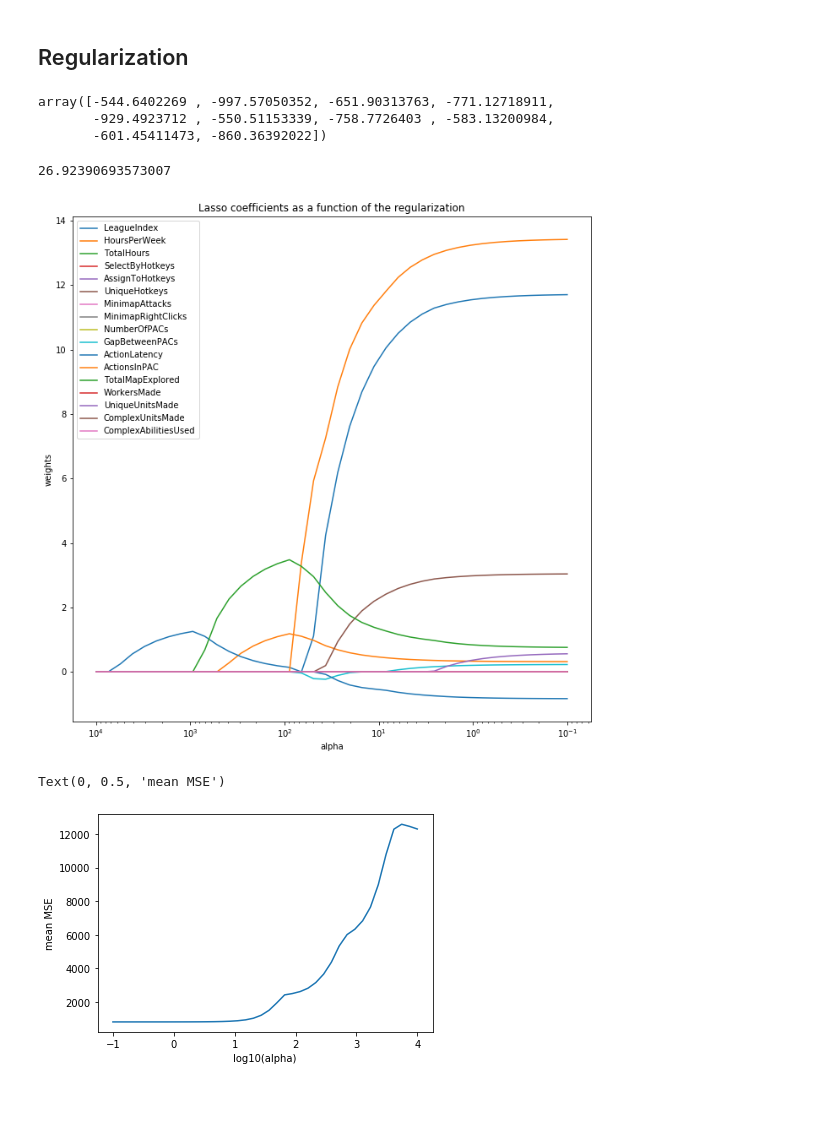
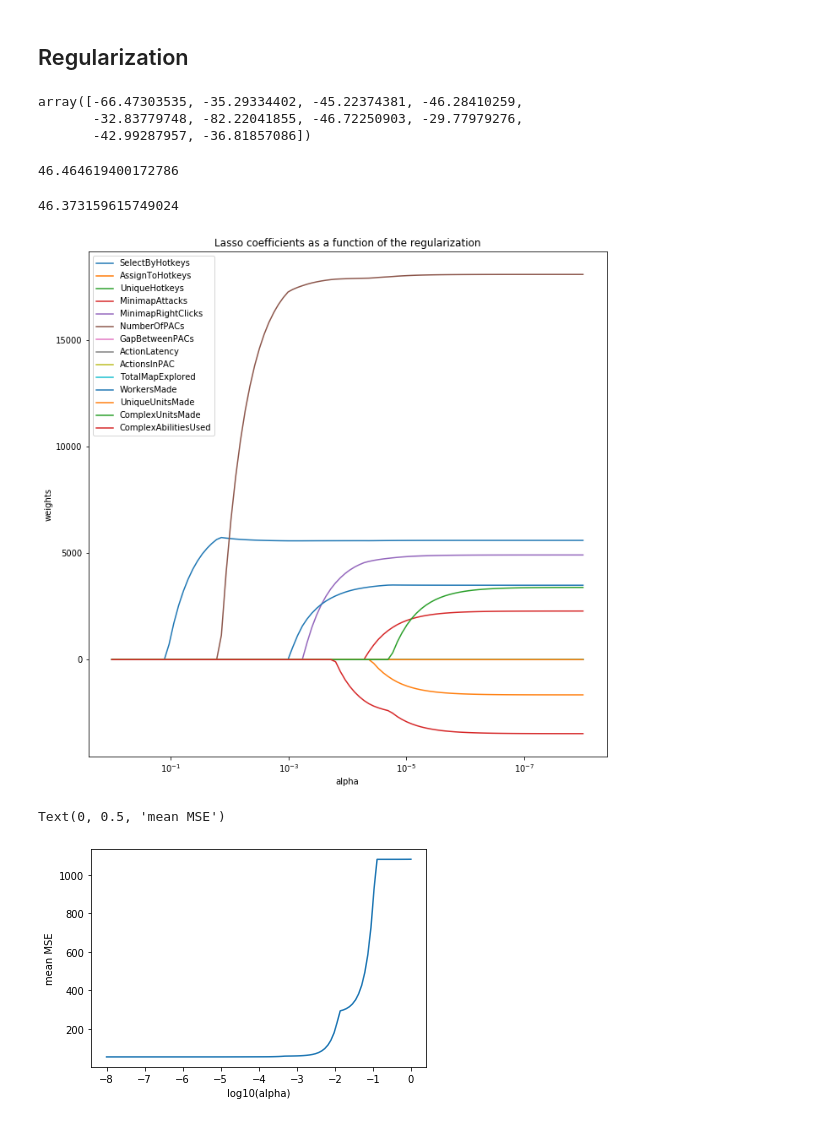
Before and after one commit to GreenSnabl/robotics_ml, a Jupyter notebook: ml_course_en/assignments/Assignment 02a_Linear_regression_regul_poly.ipynb, the cells around one changed output. Saved outputs shown, nothing was run; the diff lists cells and outputs as text; code cells hidden in the pictures.

```diff
--- a/ml_course_en/assignments/Assignment 02a_Linear_regression_regul_poly.ipynb
+++ b/ml_course_en/assignments/Assignment 02a_Linear_regression_regul_poly.ipynb
@@ -199,3 +209,8 @@ Here we try fitting polynomial regression curves with predictors GapBetweenPACs
+# %%
+df = df.dropna()
+y = df["APM"]
+df = df.drop(["APM", "GameID", "Age", "LeagueIndex", "TotalHours", "HoursPerWeek"], axis=1)
+train_X, test_X, train_y, test_y = train_test_split(df, y, train_size=0.7, random_state=42)
 # %%
 def create_polynomial_features(predictor, degree):
     poly = PolynomialFeatures(degree=degree)
@@ -277,10 +300,9 @@ def plot_polynomial_regression(predictor, degrees):
         ax.set_xlabel(predictor)
         ax.set_ylabel("APM")
         plt.legend(loc="best")
-        plt.title("Degree {}\nMSE = {:.2f}(+/- {:.2e})".format(degrees[i], -scores.mean(), scores.std()))
+        plt.title("Degree {}\nMSE = {:.4f} (+/- {:.2e})".format(degrees[i], -scores.mean(), scores.std()))
     plt.show()
 
-train_X, test_X, train_y, test_y = train_test_split(df_train, y, random_state=42, train_size=0.7)
-
-plot_polynomial_regression("ActionLatency", [1,2,3,4,5,6,7,8,23])
+train_X, test_X, train_y, test_y = train_test_split(df, y, random_state=42, train_size=0.7)
+plot_polynomial_regression("SelectByHotkeys", [1,2,3,4,5,6])
 # %% [output]
@@ -326,11 +346,6 @@ from sklearn.model_selection import cross_val_predict
 from sklearn.linear_model import LassoCV, RidgeCV, Lasso, Ridge
-# %%
-df_train = df.dropna()
-y = df_train["APM"]
-df_train = df_train.drop(["APM", "GameID", "Age"], axis=1)
-train_X, test_X, train_y, test_y = train_test_split(df_train, y, train_size=0.7, random_state=42)
 # %%
-alphas = 10**np.linspace(4,-1, 40)
+alphas = 10**np.linspace(0, -8, 100)
 
 lasso_cv = LassoCV(alphas=alphas, cv=10, random_state=42)
 lasso_cv.fit(train_X, train_y)
@@ -340,55 +355,56 @@ cv_score = cross_val_score(lasso_cv, test_X, test_y, cv=10,
 
 cv_score
 # %% [output]
-array([-544.6402269 , -997.57050352, -651.90313763, -771.12718911,
-       -929.4923712 , -550.51153339, -758.7726403 , -583.13200984,
-       -601.45411473, -860.36392022])
+array([-66.47303535, -35.29334402, -45.22374381, -46.28410259,
+       -32.83779748, -82.22041855, -46.72250903, -29.77979276,
+       -42.99287957, -36.81857086])
 # %%
-np.sqrt(abs(np.mean(cv_score)))
+abs(np.mean(cv_score))
 # %% [output]
-26.92390693573007
+46.464619400172786
 # %%
 ridge_cv = RidgeCV(alphas=alphas, cv=10)
 ridge_cv.fit(train_X, train_y)
 
-cv_ridge_score = cross_val_score(ridge_cv, test_X, test_y, cv=10,
+cv_ridge_score = cross_val_score(Ridge(ridge_cv.alpha_), test_X, test_y, cv=10,
                                 scoring="neg_mean_squared_error")
+abs(np.mean(cv_ridge_score))
+# %% [output]
+46.373159615749024
 # %%
-
-alphas = 10**np.linspace(4,-1, 40)
 coefs = []
 errors = {}
 for a in alphas:
     lasso = Lasso(alpha=a, fit_intercept=False)
     lasso.fit(train_X,train_y)
     coefs.append(lasso.coef_)
     errors[np.log10(a)] = -np.mean(cross_val_score(lasso, test_X, test_y, cv=10,
                                scoring="neg_mean_squared_error"))
 # #############################################################################
 # Display results
 
 plt.figure(figsize=(11,11))
 
 ax = plt.gca()
 
 ax.plot(alphas, coefs)
 ax.set_xscale('log')
 ax.set_xlim(ax.get_xlim()[::-1])  # reverse axis
 plt.xlabel('alpha')
 plt.ylabel('weights')
 plt.title('Lasso coefficients as a function of the regularization')
 plt.axis('tight')
 plt.legend(labels=train_X.columns)
 plt.show()
 # %% [output]
-[figure, old version]
+[figure, new version]
 # %%
 ax = plt.plot(list(errors.keys()), list(errors.values()))
 plt.xlabel("log10(alpha)")
 plt.ylabel("mean MSE")
 # %% [output]
 Text(0, 0.5, 'mean MSE')
-[figure, old version]
+[figure, new version]
 # %%
 alphas = 10**np.linspace(1,-3.5, 30)
 coefs = []
```
Also changed, not shown: parts of 13 cells of this notebook.
